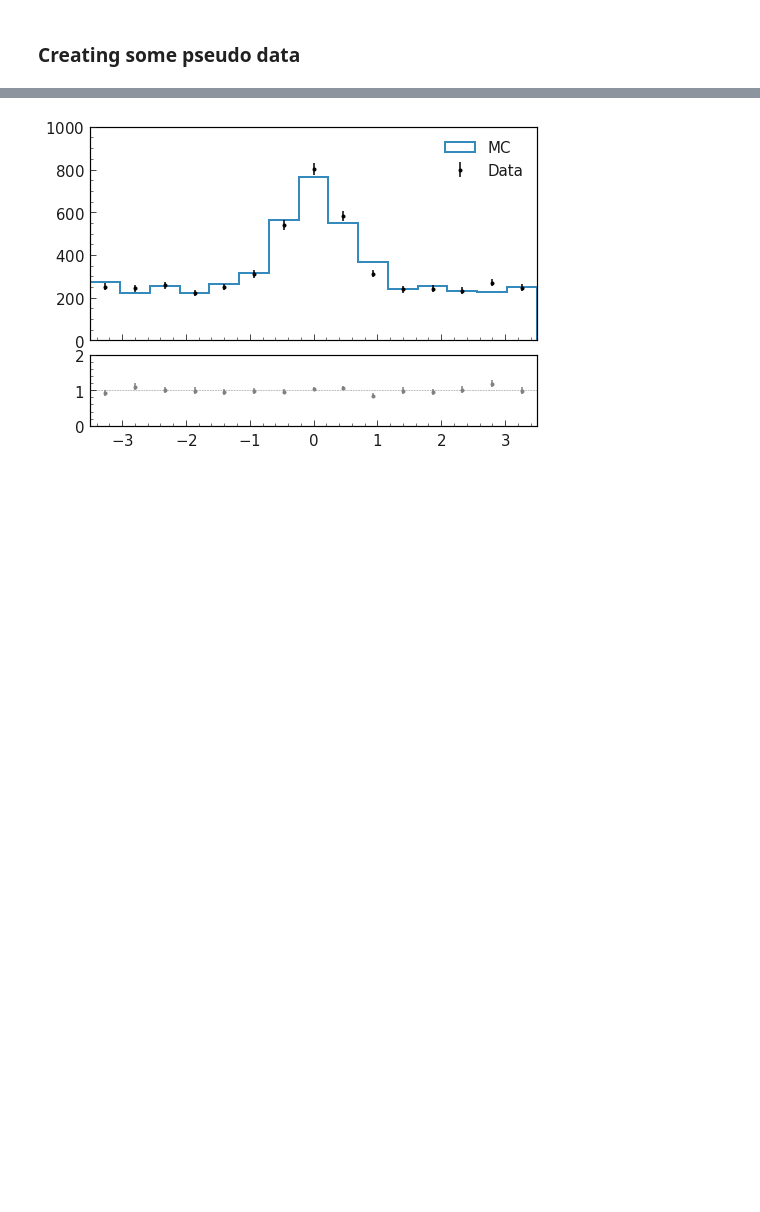
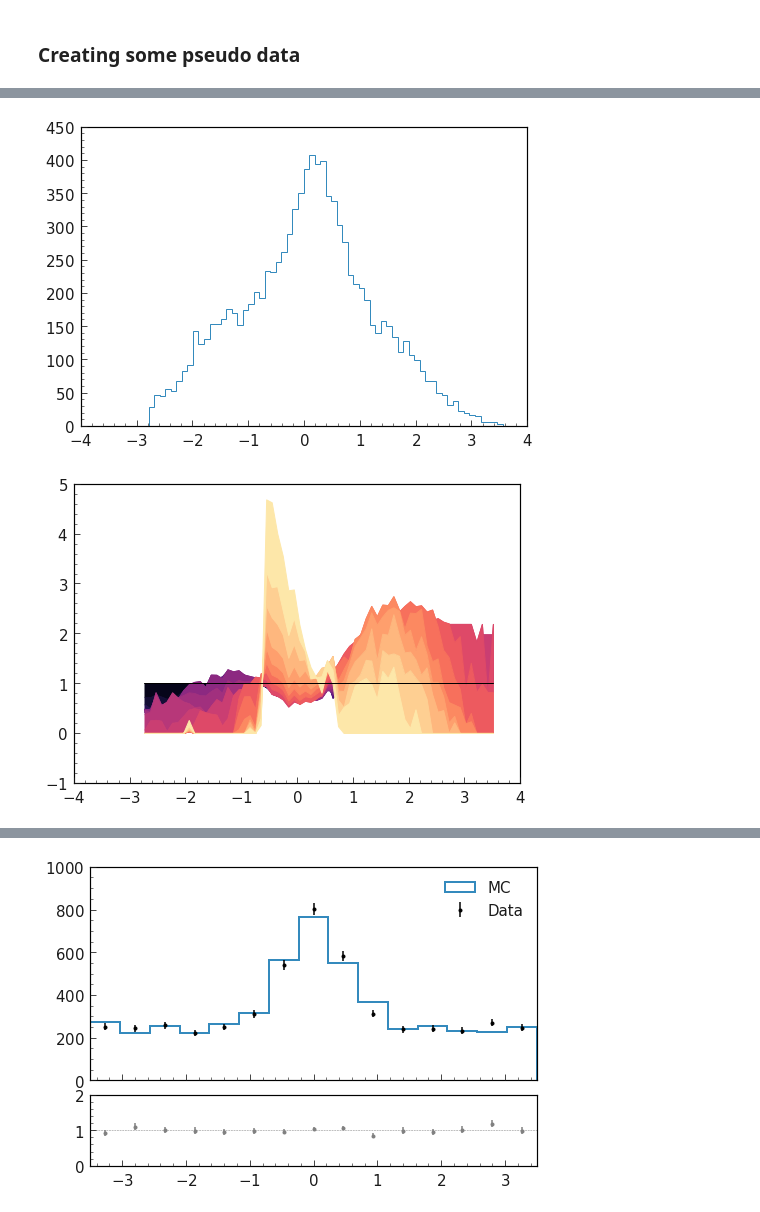
Before and after one commit to simonUU/b2plot, a Jupyter notebook: examples/Introduction.ipynb, the cells around one changed output, grey strips where cells are left out. Saved outputs shown, nothing was run; the diff lists cells and outputs as text; code cells hidden in the pictures; blank space fills up the shorter version.

```diff
--- a/examples/Introduction.ipynb
+++ b/examples/Introduction.ipynb
@@ -37,0 +75,6 @@ from b2plot.analysis import data_mc_ratio, plot_flatness, profile
+# %%
+b2plot.hist(df2.col1)
+plot_flatness(df2.col1, df2.prob)
+# %% [output]
+[figure, added]
+[figure, added]
```
Also changed, not shown: parts of 19 cells of this notebook, 5 other files.
